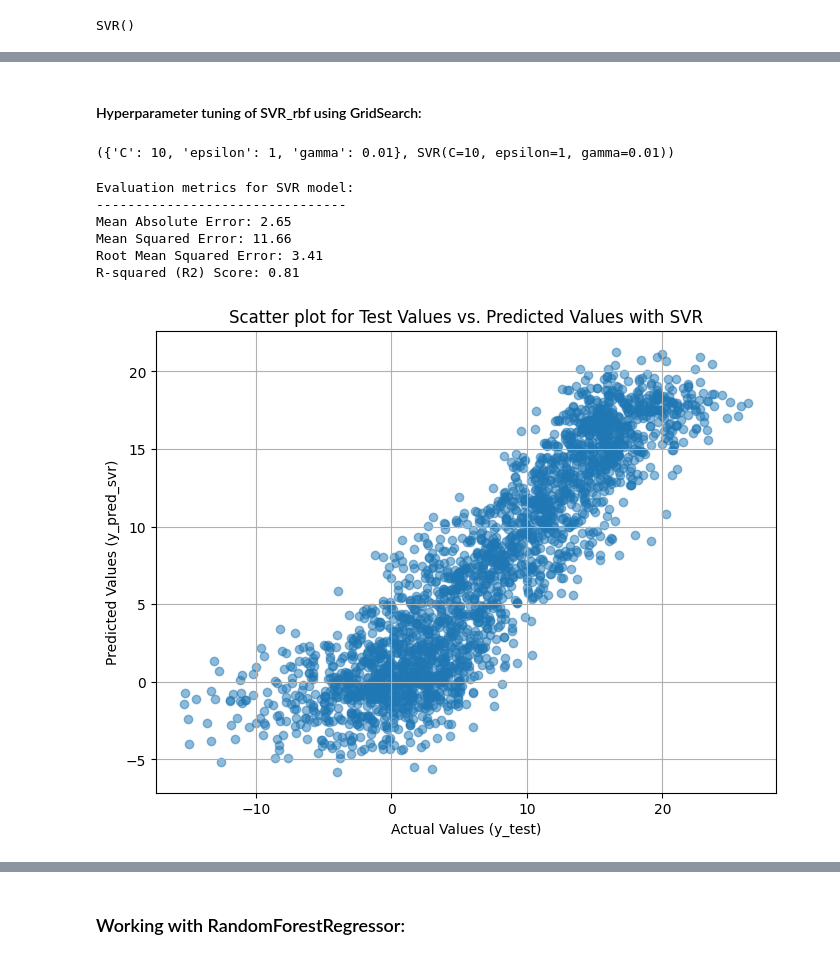
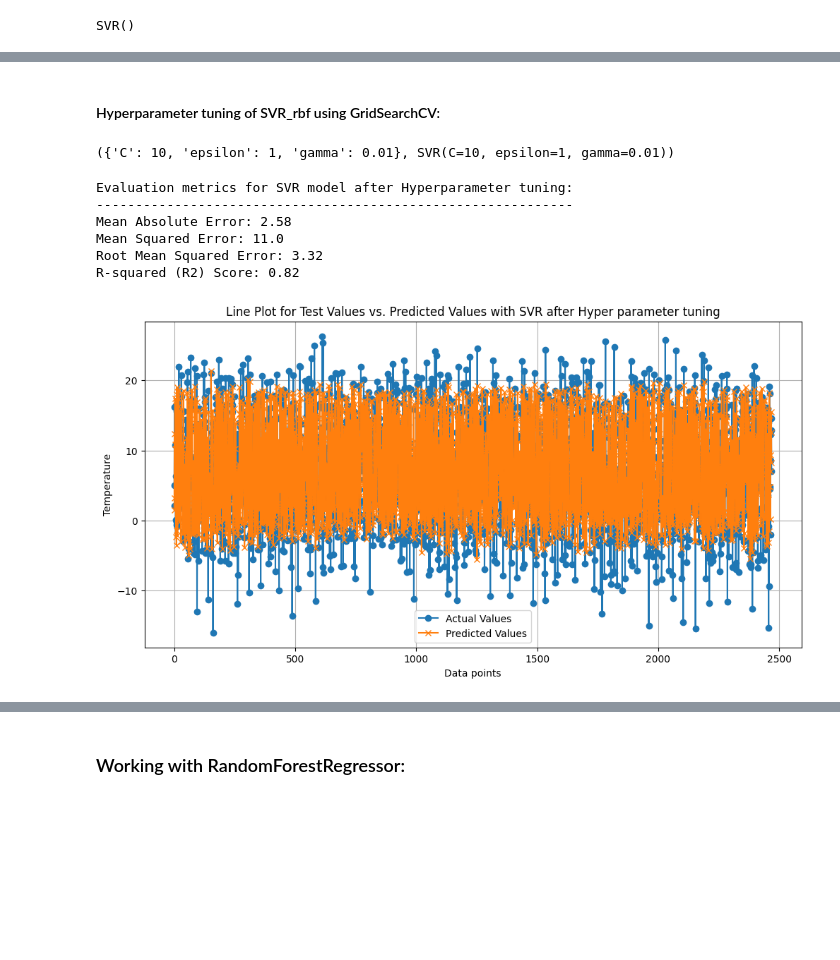
Before and after one commit to Reethikaraj/Stockholm_temperature_ML, a Jupyter notebook: II2202_project.ipynb, the cells around one changed output, grey strips where cells are left out. Drawn from its saved outputs; the diff is of its cells as text; code cells hidden in the pictures; blank space fills up the shorter version.

```diff
--- a/II2202_project.ipynb
+++ b/II2202_project.ipynb
@@ -496,5 +515,5 @@ R-squared (R2) Score: 0.11
 # %% [markdown]
-#### Hyperparameter tuning of SVR_rbf using GridSearch:
+#### Hyperparameter tuning of SVR_rbf using GridSearchCV:
 # %%
 from sklearn.model_selection import GridSearchCV
 
@@ -531,28 +550,32 @@ mse_svr = mean_squared_error(y_test, y_pred_svr)
 rmse_svr = np.sqrt(mse_svr)
 r2_svr = r2_score(y_test, y_pred_svr)
 
-print("Evaluation metrics for SVR model:")
-print("--------------------------------")
+print("Evaluation metrics for SVR model after Hyperparameter tuning:")
+print("-------------------------------------------------------------")
 print(f"Mean Absolute Error: {round(mae_svr,2)}")
 print(f"Mean Squared Error: {round(mse_svr,2)}")
 print(f"Root Mean Squared Error: {round(rmse_svr,2)}")
 print(f"R-squared (R2) Score: {round(r2_svr,2)}")
 # %% [output]
-Evaluation metrics for SVR model:
---------------------------------
-Mean Absolute Error: 2.65
-Mean Squared Error: 11.66
-Root Mean Squared Error: 3.41
-R-squared (R2) Score: 0.81
+Evaluation metrics for SVR model after Hyperparameter tuning:
+-------------------------------------------------------------
+Mean Absolute Error: 2.58
+Mean Squared Error: 11.0
+Root Mean Squared Error: 3.32
+R-squared (R2) Score: 0.82
 # %%
 # Plotting the results (Actual values vs Predicted values) after Hyperparameter tuning
-# Scatter plot
-plt.figure(figsize=(8, 6))
-plt.scatter(y_test, y_pred_svr, alpha=0.5)
-plt.xlabel("Actual Values (y_test)")
-plt.ylabel("Predicted Values (y_pred_svr)")
-plt.title("Scatter plot for Test Values vs. Predicted Values with SVR")
+# Line plot
+# Create a range of x values (0, 1, 2, ...) based on the length of y_test
+x = range(len(y_test))
+plt.figure(figsize=(12, 6))
+plt.plot(x, y_test, label="Actual Values", marker='o')
+plt.plot(x, y_pred_svr, label="Predicted Values", marker='x')
+plt.xlabel("Data points")
+plt.ylabel("Temperature")
+plt.title("Line Plot for Test Values vs. Predicted Values with SVR after Hyper parameter tuning")
+plt.legend()
 plt.grid(True)
 plt.show()
 # %% [output]
-[figure, old version]
+[figure, new version]
```
Also changed, not shown: parts of 33 cells of this notebook.
